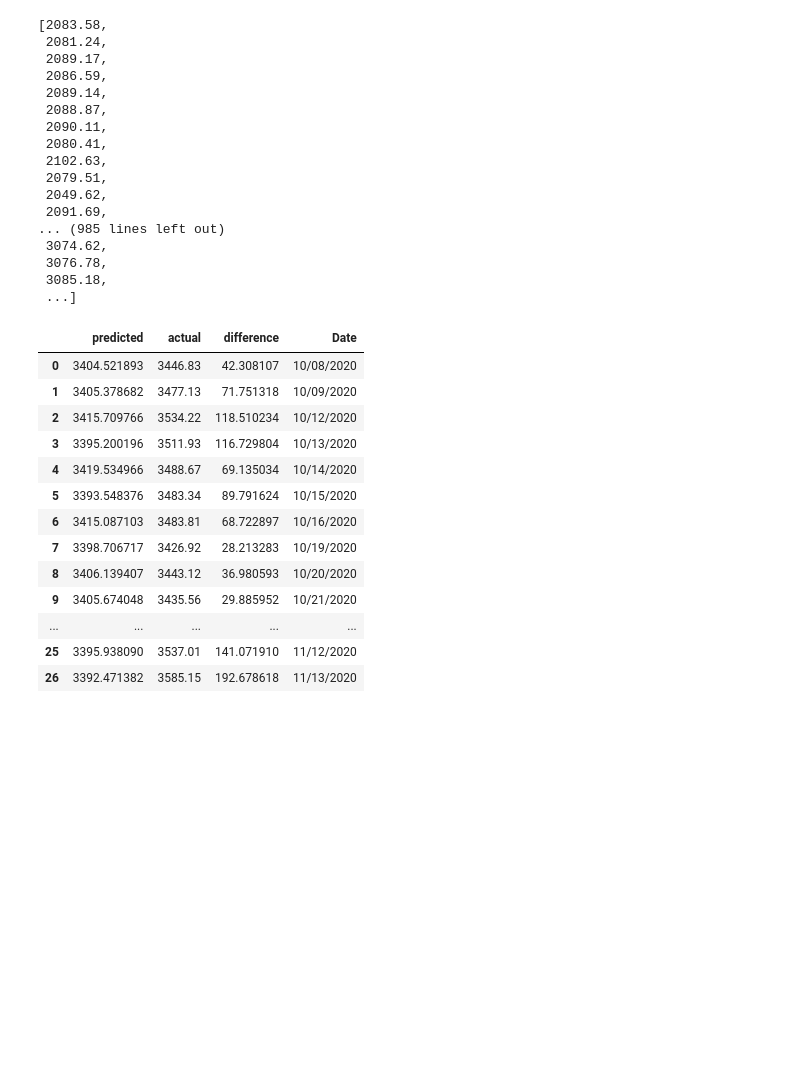
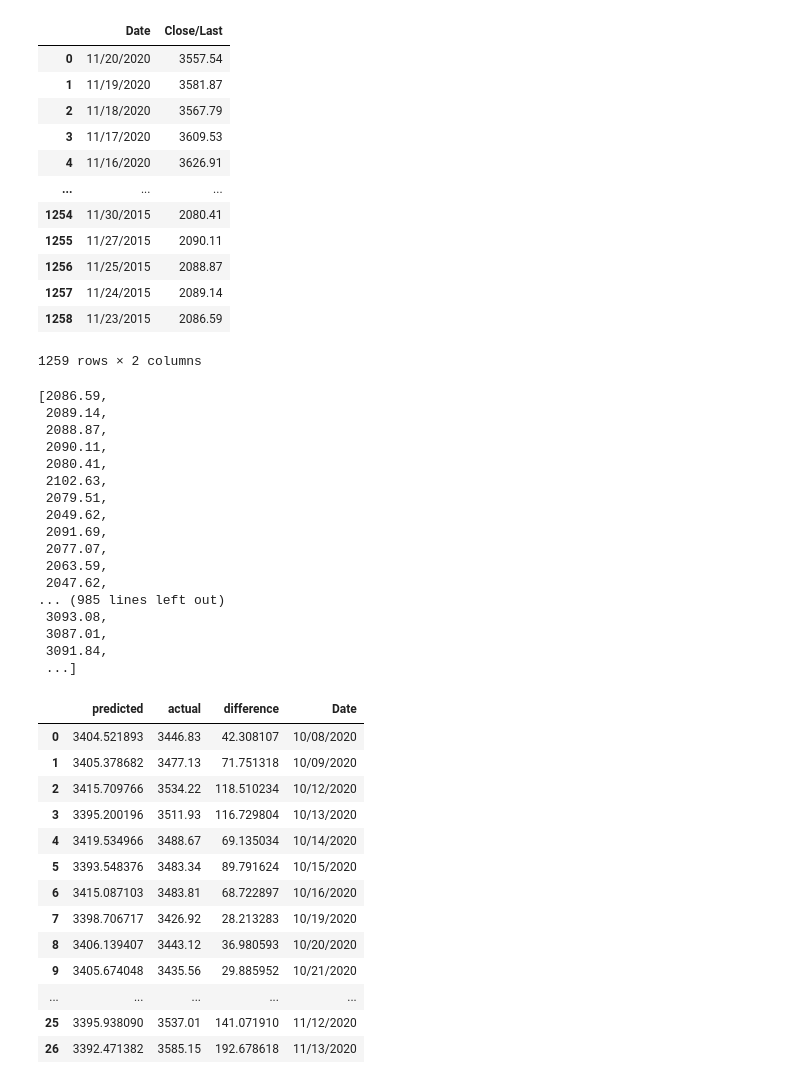
Before and after one commit to Falcon-d/Final-Project, a Jupyter notebook: Stocks_Model.ipynb, the cells around one changed output. Drawn from its saved outputs; the diff is of its cells as text; code cells hidden in the pictures; blank space fills up the shorter version.

```diff
--- a/Stocks_Model.ipynb
+++ b/Stocks_Model.ipynb
@@ -14,7 +14,7 @@ stock_data.dropna()
 stock_data.to_csv('./data/HistoricalQuotes(1).csv')
 
 
-#stock_df = pd.DataFrame(stock_data)
+stock_df = pd.DataFrame(stock_data)
 
 
-#stock_df.dtypes
+stock_df.dtypes
@@ -69,11 +86,31 @@ stock_df.dropna()
 # %%
 #split data
-stock_df = stock_df.reindex(index=stock_df.index[::-1])
+user_df = stock_df.reindex(index=stock_df.index[::-1])
 
-train = stock_df.tail(1150)
-test = stock_df.head(110)
+# del stock_df['Unnamed: 0.1']
+# train = stock_df.tail(1150)
+# test = stock_df.head(110)
+
+train = user_df
+
+
+train
+# %% [output]
+|  | Date | Close/Last |
+| 0 | 11/20/2020 | 3557.54 |
+| 1 | 11/19/2020 | 3581.87 |
+| 2 | 11/18/2020 | 3567.79 |
+| 3 | 11/17/2020 | 3609.53 |
+| 4 | 11/16/2020 | 3626.91 |
+| ... | ... | ... |
+| 1254 | 11/30/2015 | 2080.41 |
+| 1255 | 11/27/2015 | 2090.11 |
+| 1256 | 11/25/2015 | 2088.87 |
+| 1257 | 11/24/2015 | 2089.14 |
+| 1258 | 11/23/2015 | 2086.59 |
+1259 rows × 2 columns
 # %%
-close = stock_df[' Close/Last']
+close = user_df[' Close/Last']
 
 close = reversed(close)
 
@@ -81,10 +118,7 @@ close = [x for x in close]
 
 close
 # %% [output]
-[2083.58,
- 2081.24,
- 2089.17,
- 2086.59,
+[2086.59,
  2089.14,
  2088.87,
  2090.11,
@@ -93,9 +127,12 @@ close
  2079.51,
  2049.62,
  2091.69,
+ 2077.07,
+ 2063.59,
+ 2047.62,
 ... (985 lines left out)
- 3074.62,
- 3076.78,
- 3085.18,
+ 3093.08,
+ 3087.01,
+ 3091.84,
  ...]
 # %%
```
Also changed, not shown: parts of 9 cells of this notebook, 4 other files.
